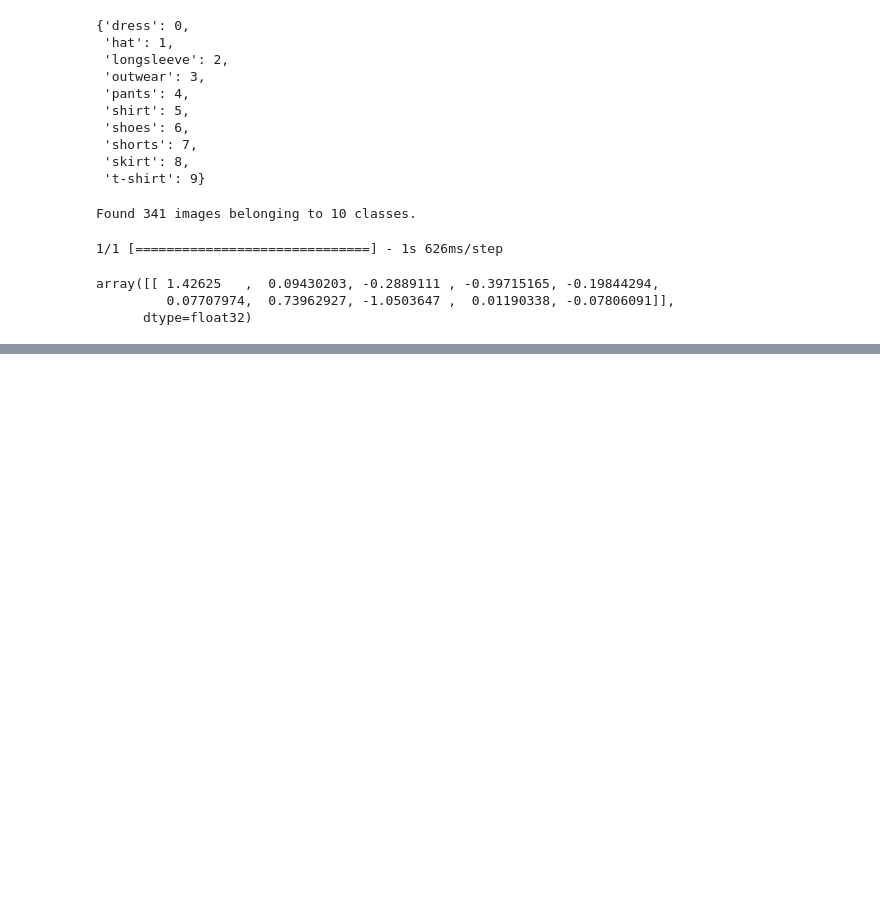
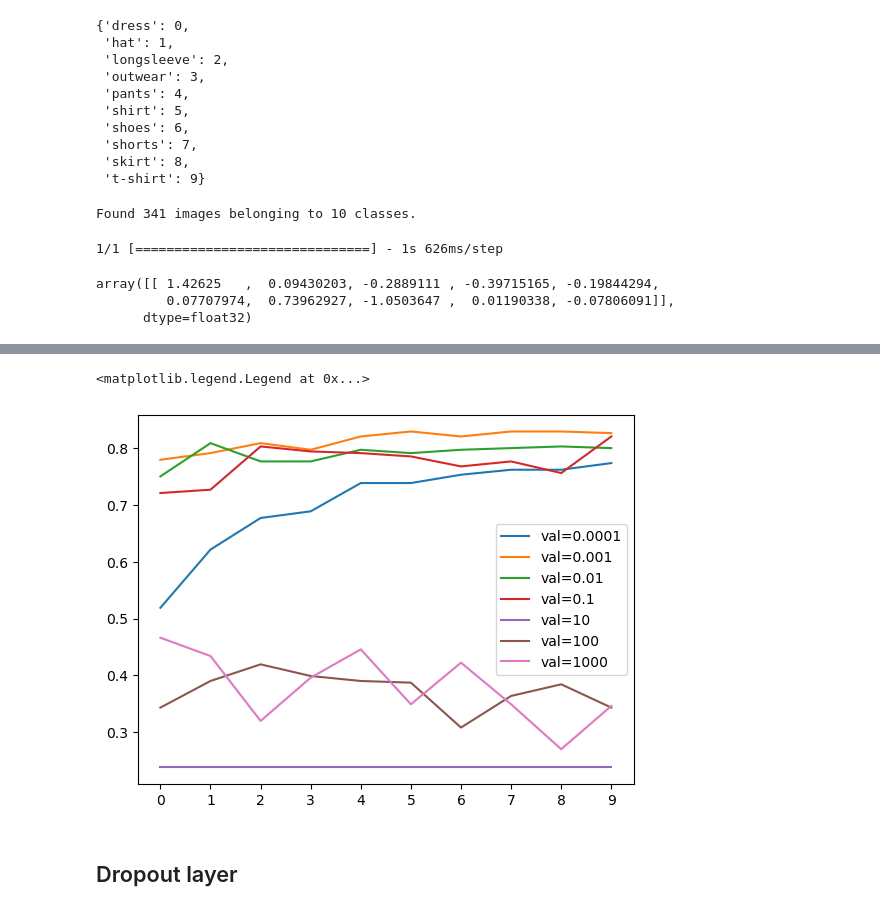
Before and after one commit to AbdelrahmanElmasry/cnn-clothing-prediction, a Jupyter notebook: cnn-clothing-prediction.ipynb, the cells around one changed output, grey strips where cells are left out. Drawn from its saved outputs; the diff is of its cells as text; code cells hidden in the pictures; blank space fills up the shorter version.

```diff
--- a/cnn-clothing-prediction.ipynb
+++ b/cnn-clothing-prediction.ipynb
@@ -128,0 +259,17 @@ array([[ 1.42625   ,  0.09430203, -0.2889111 , -0.39715165, -0.19844294,
+# %%
+checkpoint = keras.callbacks.ModelCheckpoint(
+    'xception_v1_{epoch:02d}_{val_accuracy:.3f}.h5',
+    save_best_only = True,
+    monitor = 'val_accuracy',
+    mode='max'
+)
+# %%
+best_learning_rate = 0.001
+
+model = create_model(learningRate = best_learning_rate)
+history = model.fit(
+    trained_ds,
+    epochs=10,
+    validation_data = val_ds,
+    callbacks=[checkpoint]
+)
@@ -128,0 +333,13 @@ array([[ 1.42625   ,  0.09430203, -0.2889111 , -0.39715165, -0.19844294,
+# %%
+scores = {}
+
+for size in [10, 100, 1000]:
+    print(size)
+
+    model = create_model_extra(learningRate = best_learning_rate, inner_dense_size = size)
+    history = model.fit(trained_ds, epochs = 10, validation_data = val_ds)
+
+    scores[size] = history.history
+
+    print()
+    print()
@@ -128,0 +364,13 @@ array([[ 1.42625   ,  0.09430203, -0.2889111 , -0.39715165, -0.19844294,
+# %%
+for size, history in scores.items():
+#     plt.plot(history['accuracy'], label = 'train=%s' % size)
+    plt.plot(history['val_accuracy'], label = 'val=%s' % size)
+
+plt.xticks(np.arange(10))
+# plt.yticks([0.75, 0.80, 0.825, 0.84])
+plt.legend()
+# %% [output]
+<matplotlib.legend.Legend at 0x...>
+[figure, added]
+# %% [markdown]
+## Dropout layer
```
Also changed, not shown: parts of 31 cells of this notebook, 2 other files.
